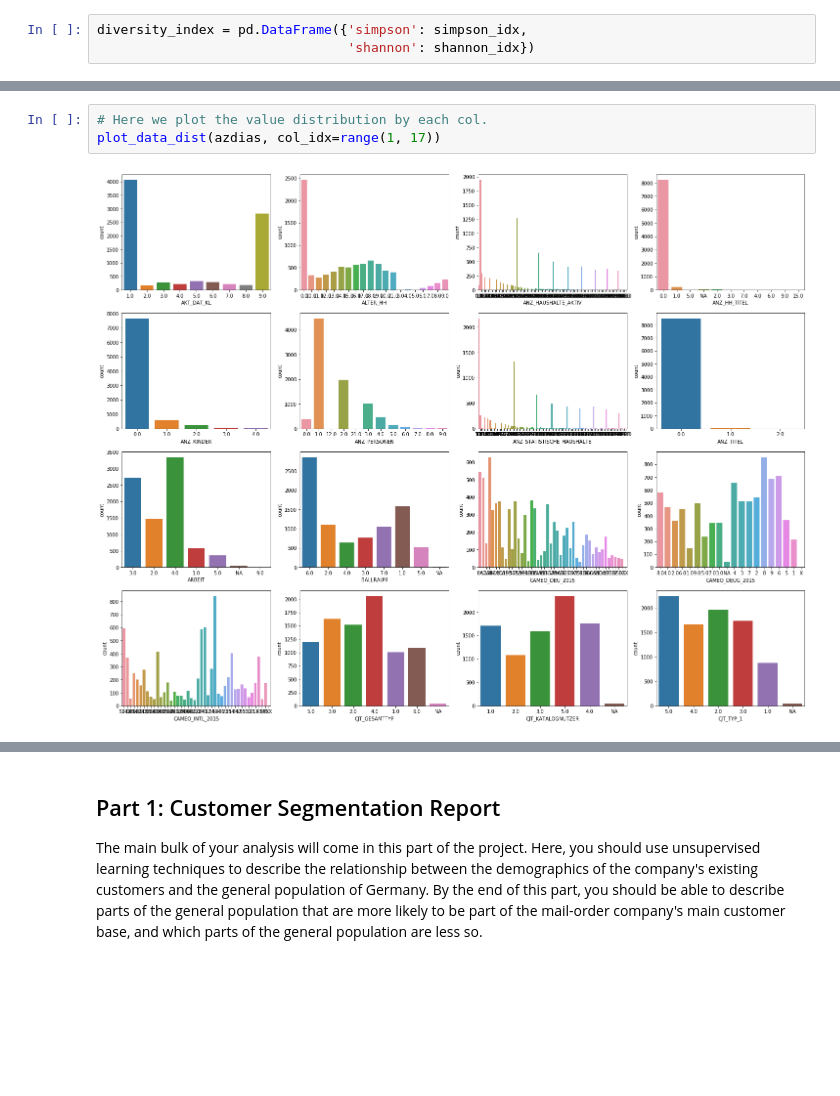
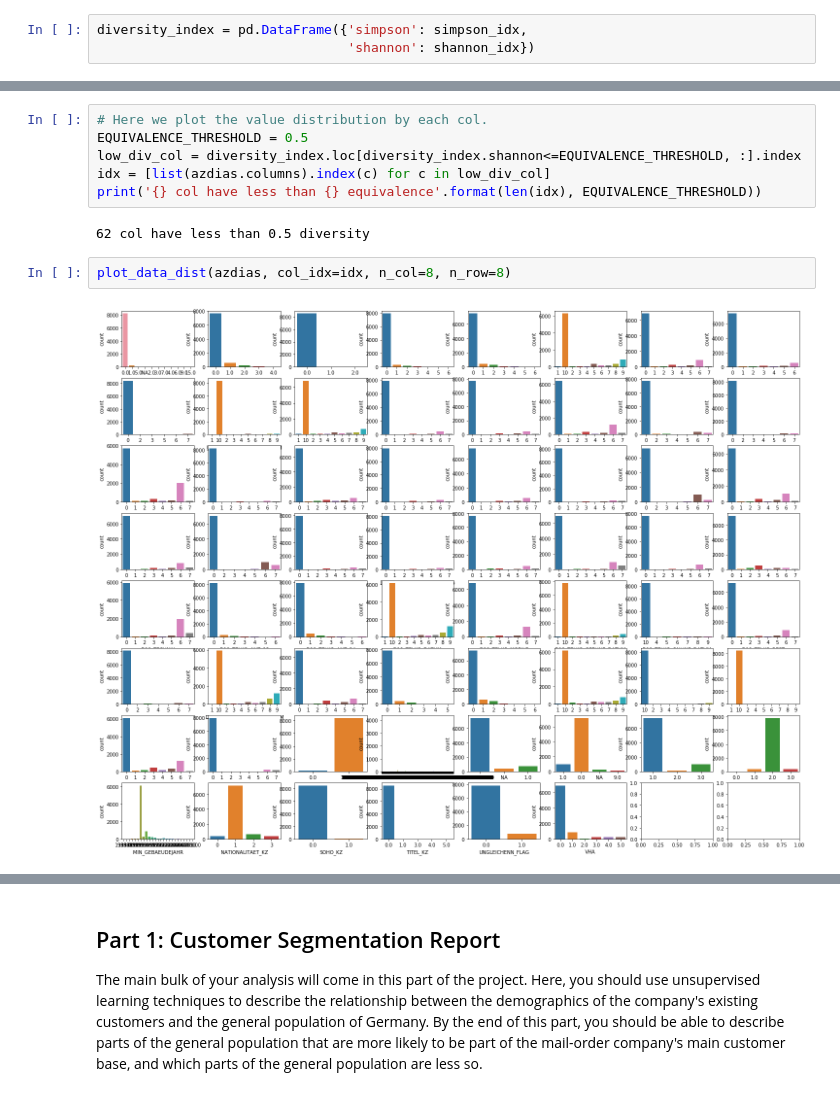
Before and after one commit to PavanKB/arvato_customer_segmentation, a Jupyter notebook: Arvato Project Workbook.ipynb, the cells around one changed output, grey strips where cells are left out. Drawn from its saved outputs; the diff is of its cells as text; blank space fills up the shorter version.

```diff
--- a/Arvato Project Workbook.ipynb
+++ b/Arvato Project Workbook.ipynb
@@ -222,5 +252,12 @@ diversity_index.loc[:, 'shannon'].sort_values(ascending=True).head(100).plot.bar
-# %%
-# Here we plot the value distribution by each col.
-plot_data_dist(azdias, col_idx=range(1, 17))
-# %% [output]
-[figure, removed]
+# %%
+# Here we plot the value distribution by each col.
+EQUIVALENCE_THRESHOLD = 0.5
+low_div_col = diversity_index.loc[diversity_index.shannon<=EQUIVALENCE_THRESHOLD, :].index
+idx = [list(azdias.columns).index(c) for c in low_div_col]
+print('{} col have less than {} equivalence'.format(len(idx), EQUIVALENCE_THRESHOLD))
+# %% [output]
+62 col have less than 0.5 diversity
+# %%
+plot_data_dist(azdias, col_idx=idx, n_col=8, n_row=8)
+# %% [output]
+[figure, added]
```
Also changed, not shown: parts of 34 cells of this notebook, 1 other file.
